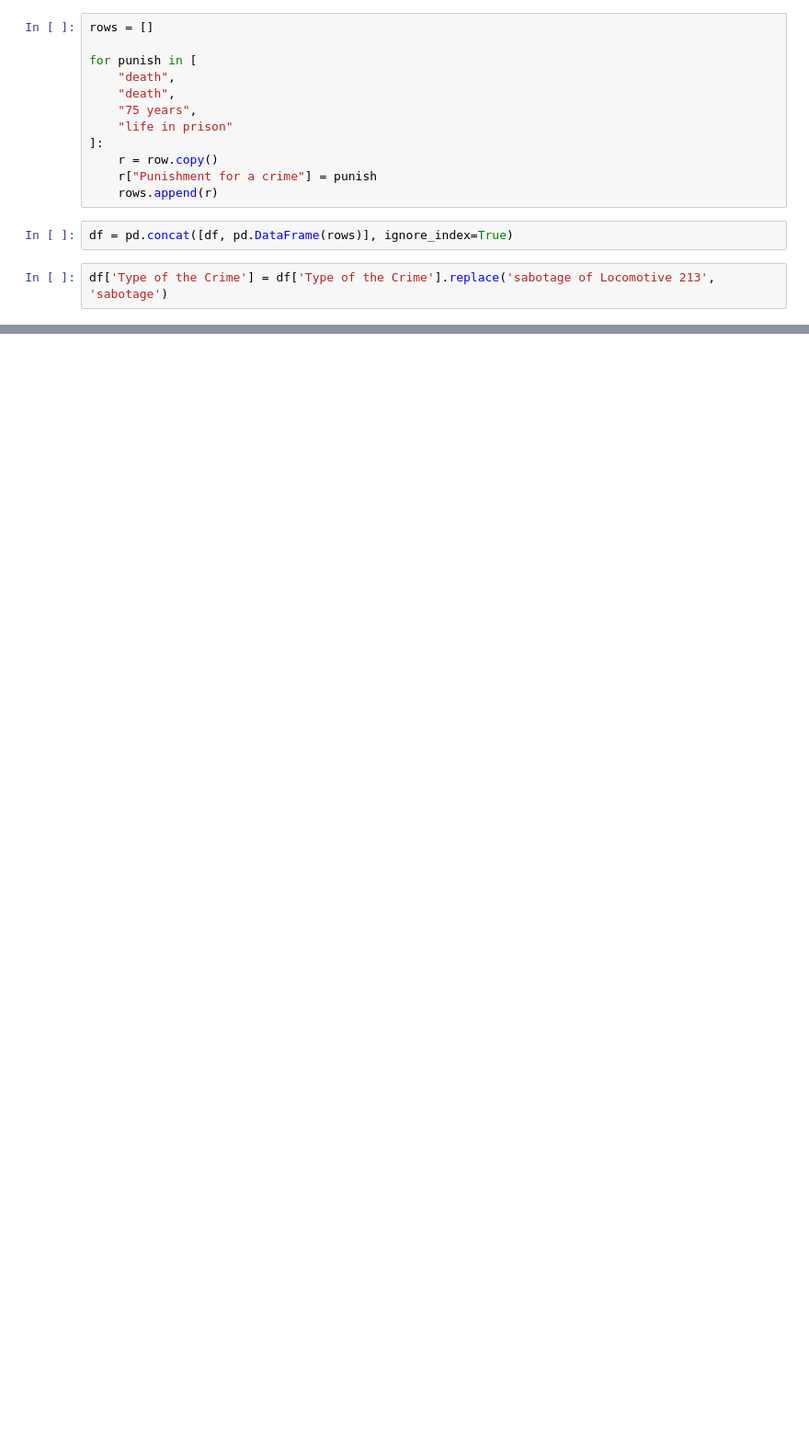
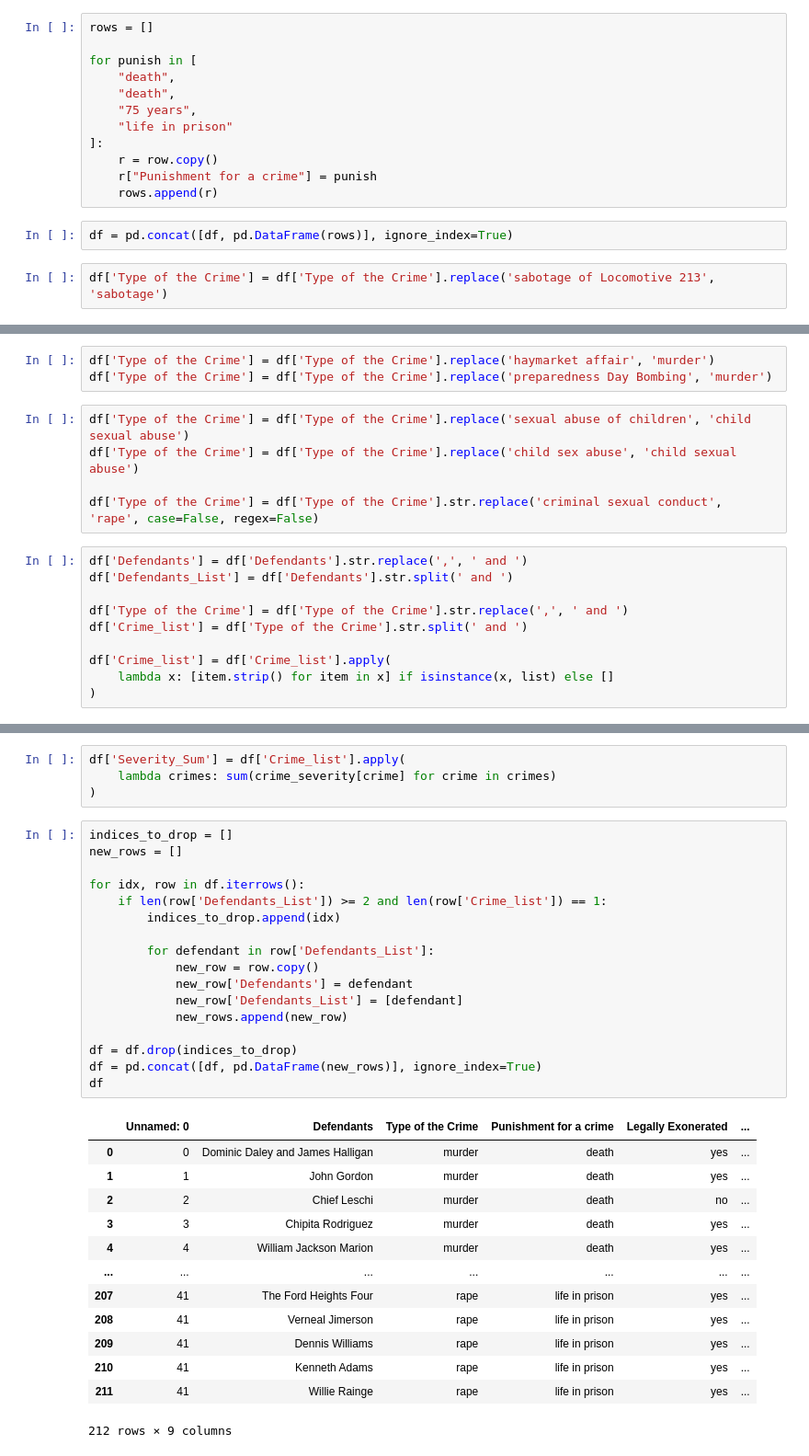
Before and after one commit to topi768/FEFU, a Jupyter notebook: ML/4/1.ipynb, the cells around one changed output, grey strips where cells are left out. Shown at 92% size. Drawn from its saved outputs; the diff is of its cells as text; blank space fills up the shorter version.

```diff
--- a/ML/4/1.ipynb
+++ b/ML/4/1.ipynb
@@ -100,0 +101,18 @@ df = pd.concat([df.drop(columns=['Crime List']), mlb], axis=1)
+# %%
+df['Type of the Crime'] = df['Type of the Crime'].replace('haymarket affair', 'murder')
+df['Type of the Crime'] = df['Type of the Crime'].replace('preparedness Day Bombing', 'murder')
+# %%
+df['Type of the Crime'] = df['Type of the Crime'].replace('sexual abuse of children', 'child sexual abuse')
+df['Type of the Crime'] = df['Type of the Crime'].replace('child sex abuse', 'child sexual abuse')
+
+df['Type of the Crime'] = df['Type of the Crime'].str.replace('criminal sexual conduct', 'rape', case=False, regex=False)
+# %%
+df['Defendants'] = df['Defendants'].str.replace(',', ' and ')
+df['Defendants_List'] = df['Defendants'].str.split(' and ')
+
+df['Type of the Crime'] = df['Type of the Crime'].str.replace(',', ' and ')
+df['Crime_list'] = df['Type of the Crime'].str.split(' and ')
+
+df['Crime_list'] = df['Crime_list'].apply(
+    lambda x: [item.strip() for item in x] if isinstance(x, list) else []
+)
@@ -100,0 +195,35 @@ df = pd.concat([df.drop(columns=['Crime List']), mlb], axis=1)
+# %%
+df['Severity_Sum'] = df['Crime_list'].apply(
+    lambda crimes: sum(crime_severity[crime] for crime in crimes)
+)
+# %%
+indices_to_drop = []
+new_rows = []
+
+for idx, row in df.iterrows():
+    if len(row['Defendants_List']) >= 2 and len(row['Crime_list']) == 1:
+        indices_to_drop.append(idx)
+
+        for defendant in row['Defendants_List']:
+            new_row = row.copy()
+            new_row['Defendants'] = defendant
+            new_row['Defendants_List'] = [defendant]
+            new_rows.append(new_row)
+
+df = df.drop(indices_to_drop)
+df = pd.concat([df, pd.DataFrame(new_rows)], ignore_index=True)
+df
+# %% [output]
+|  | Unnamed: 0 | Defendants | Type of the Crime | Punishment for a crime | Legally Exonerated | ... |
+| 0 | 0 | Dominic Daley and James Halligan | murder | death | yes | ... |
+| 1 | 1 | John Gordon | murder | death | yes | ... |
+| 2 | 2 | Chief Leschi | murder | death | no | ... |
+| 3 | 3 | Chipita Rodriguez | murder | death | yes | ... |
+| 4 | 4 | William Jackson Marion | murder | death | yes | ... |
+| ... | ... | ... | ... | ... | ... | ... |
+| 207 | 41 | The Ford Heights Four | rape | life in prison | yes | ... |
+| 208 | 41 | Verneal Jimerson | rape | life in prison | yes | ... |
+| 209 | 41 | Dennis Williams | rape | life in prison | yes | ... |
+| 210 | 41 | Kenneth Adams | rape | life in prison | yes | ... |
+| 211 | 41 | Willie Rainge | rape | life in prison | yes | ... |
+212 rows × 9 columns
```
Also changed, not shown: parts of 36 cells of this notebook, 2 other files.
